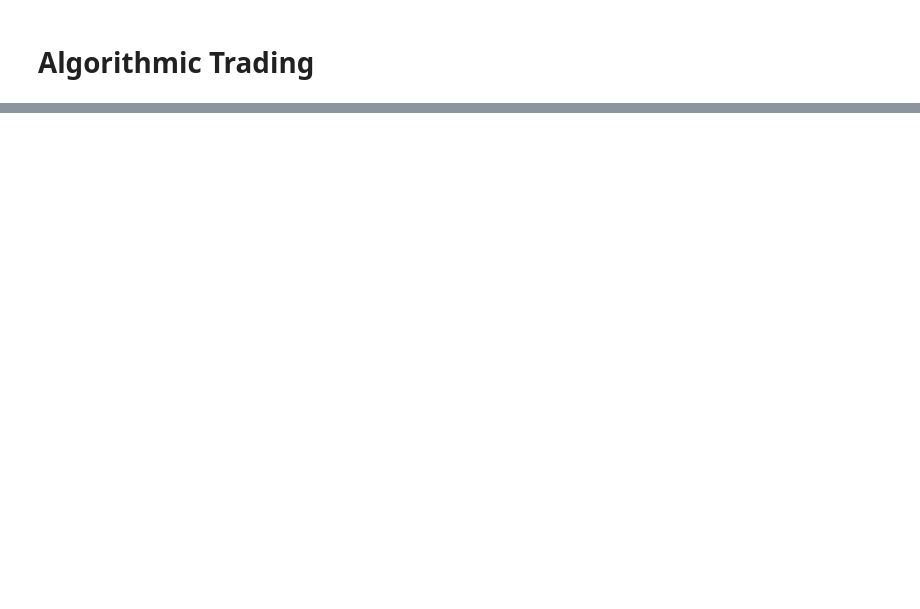
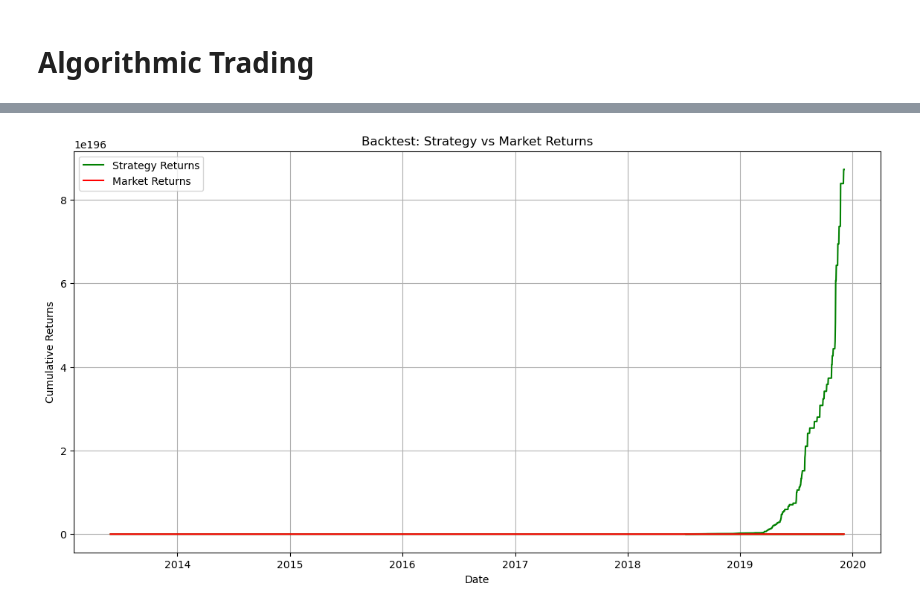
Before and after one commit to MiltonGreat/Cryptocurrency-Financial, a Jupyter notebook: Algorithmic Trading.ipynb, the cells around one changed output, grey strips where cells are left out. Drawn from its saved outputs; the diff is of its cells as text; code cells hidden in the pictures; blank space fills up the shorter version.

```diff
--- a/Algorithmic Trading.ipynb
+++ b/Algorithmic Trading.ipynb
@@ -292,0 +163,20 @@ Results saved to backtesting_results.csv
+# %%
+# Backtesting Strategy: Calculate Returns from Predictions
+df['Predicted_Movement'] = log_reg.predict(X)
+df['Strategy_Return'] = df['Predicted_Movement'] * df['Daily_Return']
+
+# Plot Performance
+cumulative_returns = (1 + df['Strategy_Return']).cumprod()
+market_cumulative_returns = (1 + df['Daily_Return']).cumprod()
+
+plt.figure(figsize=(14, 7))
+plt.plot(df['Date'], cumulative_returns, label='Strategy Returns', color='g')
+plt.plot(df['Date'], market_cumulative_returns, label='Market Returns', color='r')
+plt.legend()
+plt.title('Backtest: Strategy vs Market Returns')
+plt.xlabel('Date')
+plt.ylabel('Cumulative Returns')
+plt.grid(True)
+plt.show()
+# %% [output]
+[figure, added]
```
Also changed, not shown: parts of 16 cells of this notebook.
